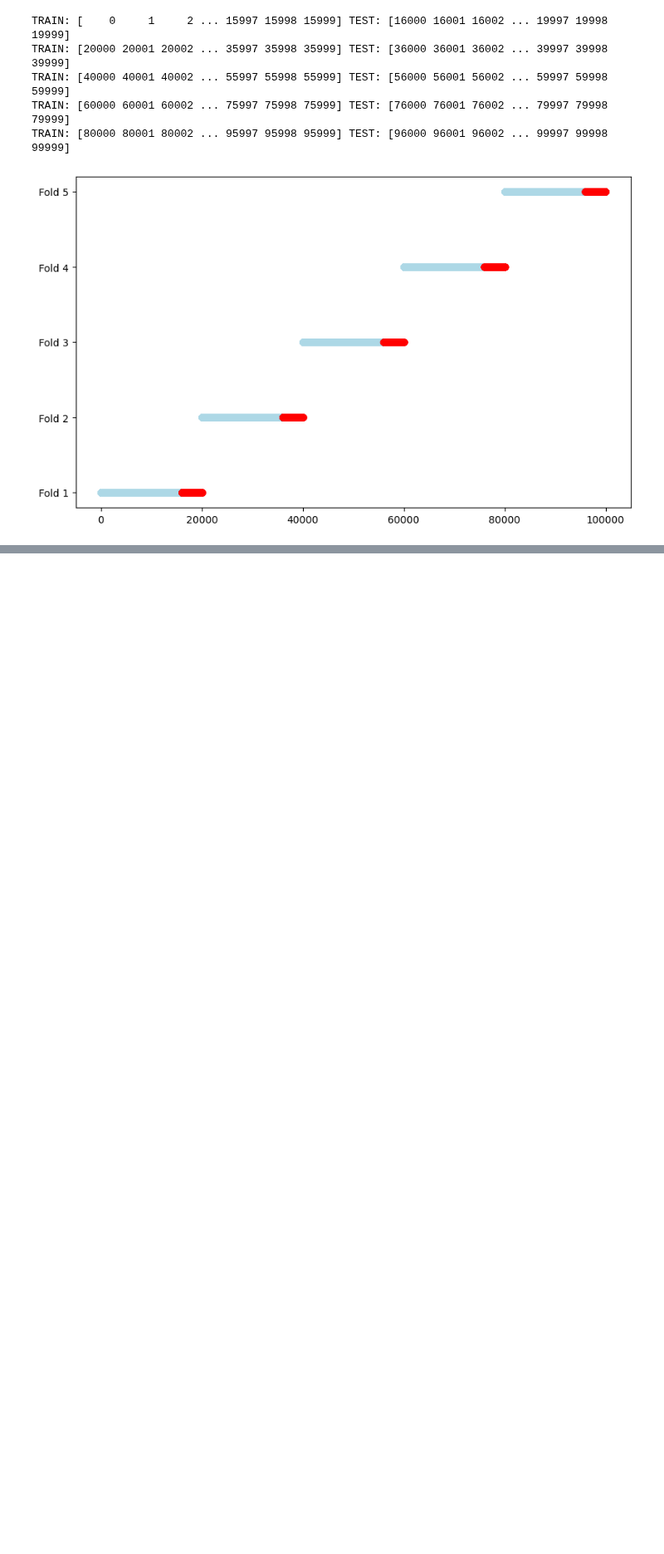
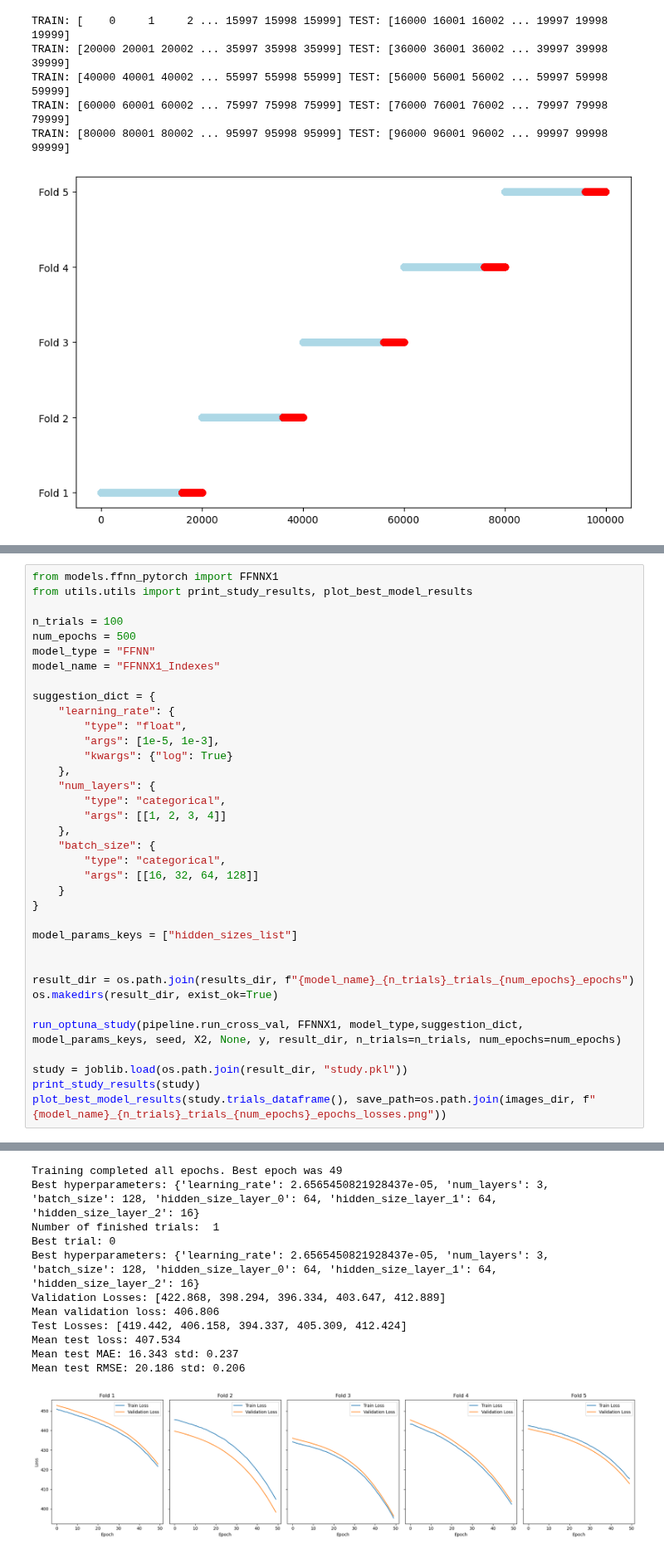
Before and after one commit to MiguelGarcaoSilva/motifpred, a Jupyter notebook: code/casestudy_syntheticdata_ffnn.ipynb, the cells around one changed output, grey strips where cells are left out. Shown at 83% size. Drawn from its saved outputs; the diff is of its cells as text; blank space fills up the shorter version.

```diff
--- a/code/casestudy_syntheticdata_ffnn.ipynb
+++ b/code/casestudy_syntheticdata_ffnn.ipynb
@@ -310,0 +278,37 @@ for fold in range(5):
+# %%
+from models.ffnn_pytorch import FFNNX1
+from utils.utils import print_study_results, plot_best_model_results
+
+n_trials = 100
+num_epochs = 500
+model_type = "FFNN"
+model_name = "FFNNX1_Indexes"
+
+suggestion_dict = {
+    "learning_rate": {
+        "type": "float",
+        "args": [1e-5, 1e-3],
+        "kwargs": {"log": True}
+    },
+    "num_layers": {
+        "type": "categorical",
+        "args": [[1, 2, 3, 4]]
+    },
+    "batch_size": {
+        "type": "categorical",
+        "args": [[16, 32, 64, 128]]
+    }
+}
+
+model_params_keys = ["hidden_sizes_list"]
+
+
+result_dir = os.path.join(results_dir, f"{model_name}_{n_trials}_trials_{num_epochs}_epochs")
+os.makedirs(result_dir, exist_ok=True)
+
+run_optuna_study(pipeline.run_cross_val, FFNNX1, model_type,suggestion_dict,  model_params_keys, seed, X2, None, y, result_dir, n_trials=n_trials, num_epochs=num_epochs)
+
+study = joblib.load(os.path.join(result_dir, "study.pkl"))
+print_study_results(study)
+plot_best_model_results(study.trials_dataframe(), save_path=os.path.join(images_dir, f"{model_name}_{n_trials}_trials_{num_epochs}_epochs_losses.png"))
+# %% [output]
@@ -310,0 +321,12 @@ for fold in range(5):
+Training completed all epochs. Best epoch was 49
+Best hyperparameters: {'learning_rate': 2.6565450821928437e-05, 'num_layers': 3, 'batch_size': 128, 'hidden_size_layer_0': 64, 'hidden_size_layer_1': 64, 'hidden_size_layer_2': 16}
+Number of finished trials:  1
+Best trial: 0
+Best hyperparameters: {'learning_rate': 2.6565450821928437e-05, 'num_layers': 3, 'batch_size': 128, 'hidden_size_layer_0': 64, 'hidden_size_layer_1': 64, 'hidden_size_layer_2': 16}
+Validation Losses: [422.868, 398.294, 396.334, 403.647, 412.889]
+Mean validation loss: 406.806
+Test Losses: [419.442, 406.158, 394.337, 405.309, 412.424]
+Mean test loss: 407.534
+Mean test MAE: 16.343 std: 0.237
+Mean test RMSE: 20.186 std: 0.206
+[figure, added]
```
Also changed, not shown: parts of 6 cells of this notebook, 9 other files.
